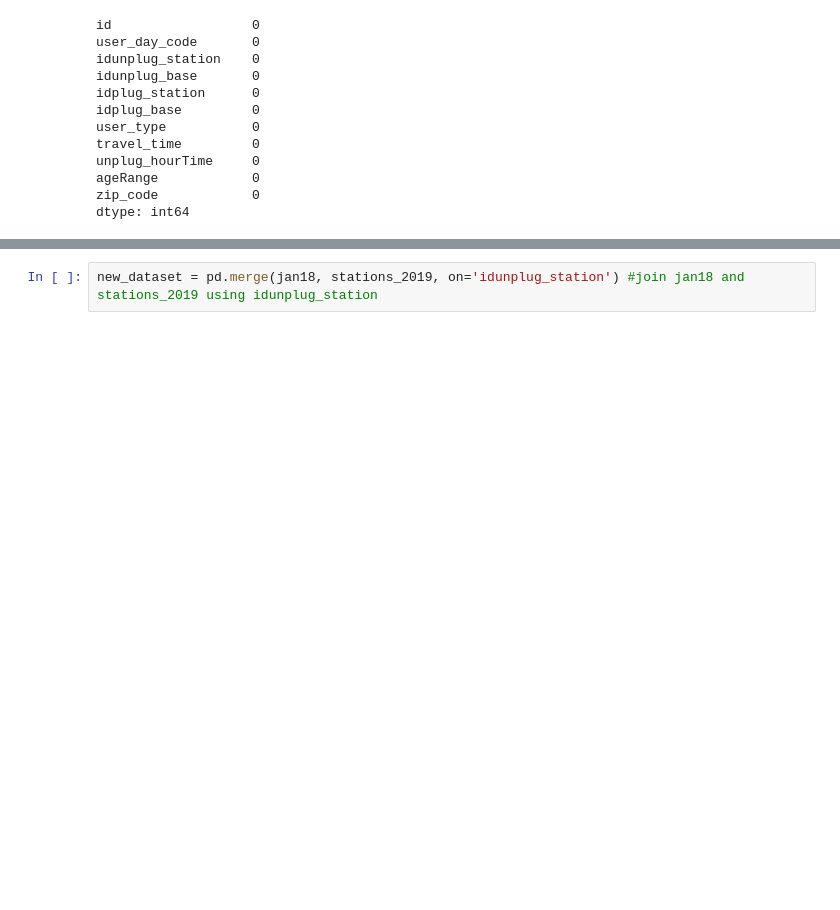
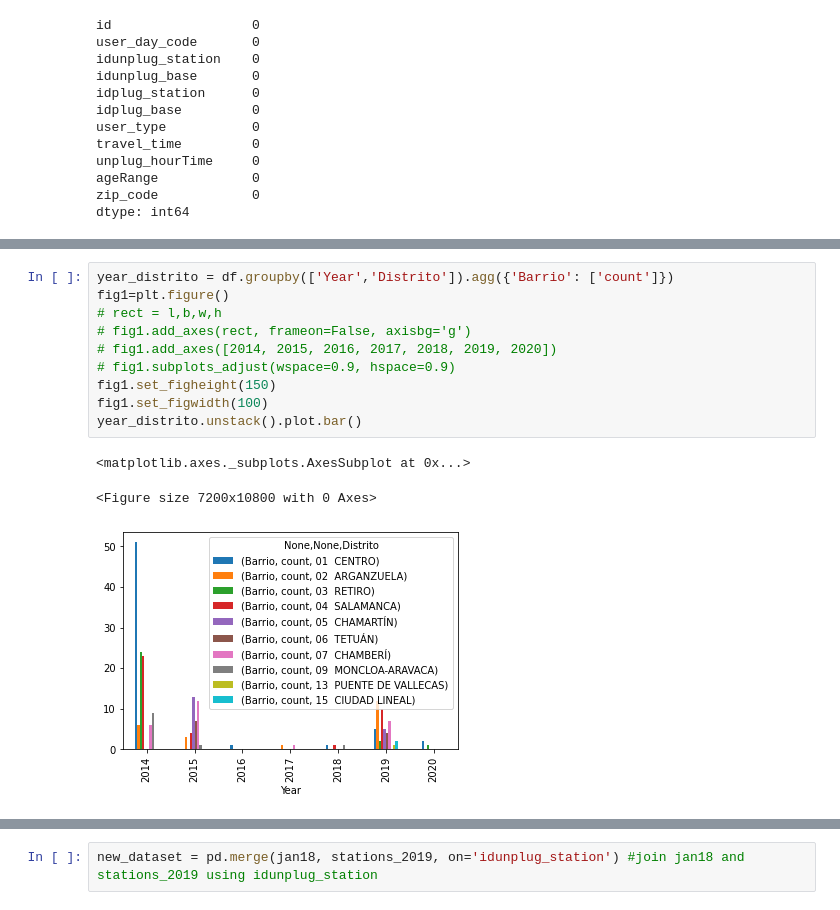
Before and after one commit to rasoco/Master_Data_Science, a Jupyter notebook: TFM/BiciMadProject.ipynb, the cells around one changed output, grey strips where cells are left out. Cells and saved outputs as stored; diff of their text form; blank space fills up the shorter version.

```diff
--- a/TFM/BiciMadProject.ipynb
+++ b/TFM/BiciMadProject.ipynb
@@ -240,0 +416,14 @@ See the caveats in the documentation: https://pandas.pydata.org/pandas-docs/stab
+# %%
+year_distrito = df.groupby(['Year','Distrito']).agg({'Barrio': ['count']})
+fig1=plt.figure()
+# rect = l,b,w,h
+# fig1.add_axes(rect, frameon=False, axisbg='g')
+# fig1.add_axes([2014, 2015, 2016, 2017, 2018, 2019, 2020])
+# fig1.subplots_adjust(wspace=0.9, hspace=0.9)
+fig1.set_figheight(150)
+fig1.set_figwidth(100)
+year_distrito.unstack().plot.bar()
+# %% [output]
+<matplotlib.axes._subplots.AxesSubplot at 0x...>
+<Figure size 7200x10800 with 0 Axes>
+[figure, added]
```
Also changed, not shown: parts of 150 cells of this notebook.
